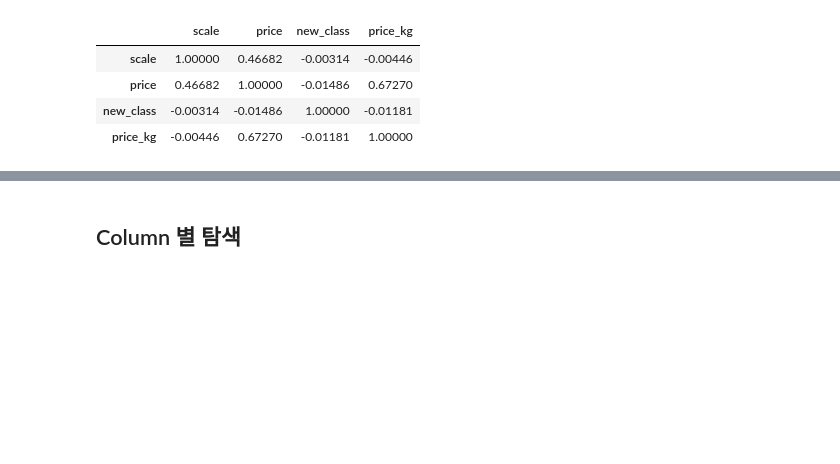
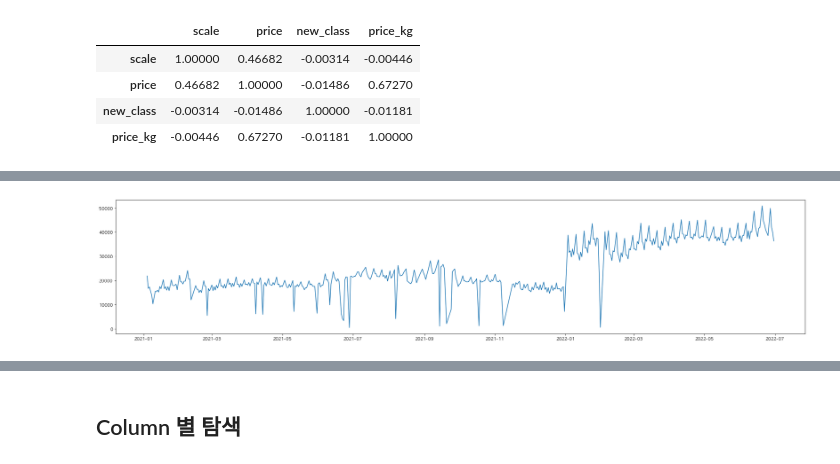
Before and after one commit to LUCI031/grocery_auction, a Jupyter notebook: eda.ipynb, the cells around one changed output, grey strips where cells are left out. Saved outputs shown, nothing was run; the diff lists cells and outputs as text; code cells hidden in the pictures; blank space fills up the shorter version.

```diff
--- a/eda.ipynb
+++ b/eda.ipynb
@@ -133,0 +181,9 @@ df.groupby(['reg_date']).count()['prd'].mean()
+# %%
+# 일자별 데이터 분포 2
+# 데이터 양의 차이로 22년 거래가 상대적으로 더 많은 것 확인
+# 주기적으로 거래량이 작은 날짜 확인 필요
+plt.figure(figsize=(30,6))
+plt.plot(c['prd'])
+plt.show()
+# %% [output]
+[figure, added]
```
Also changed, not shown: parts of 26 cells of this notebook.
